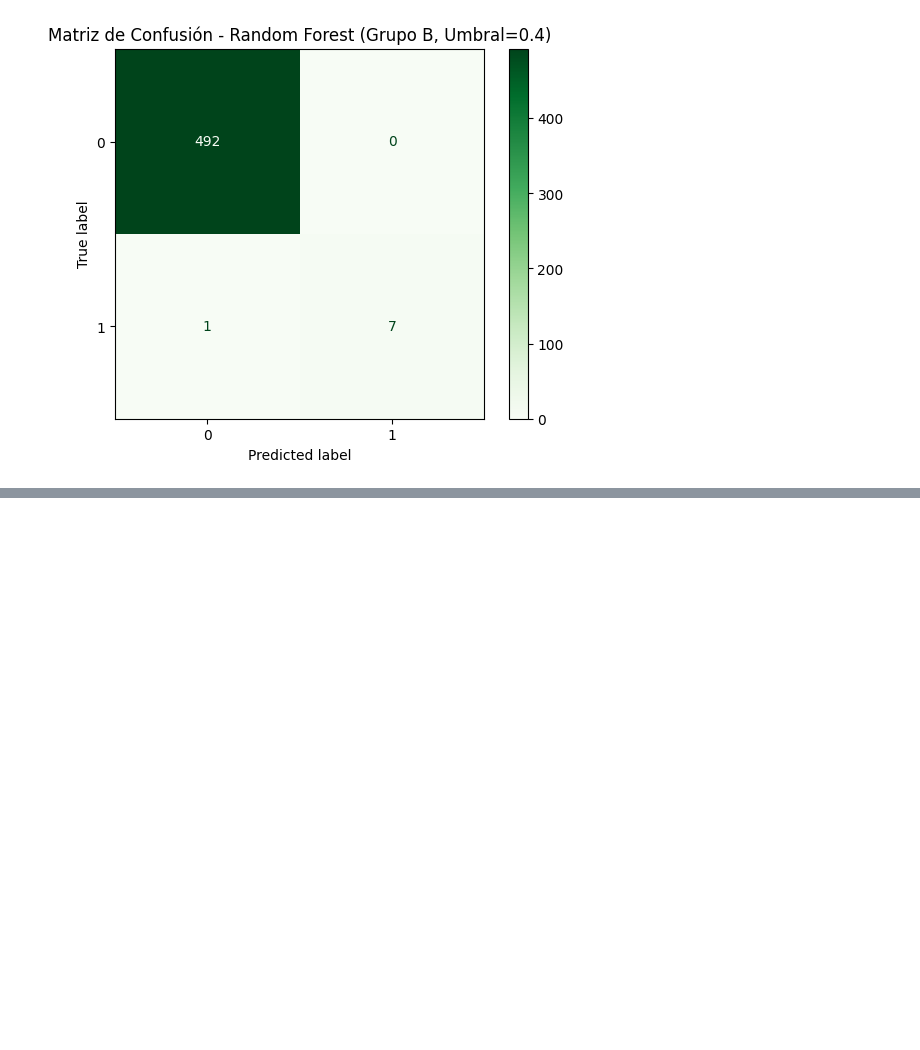
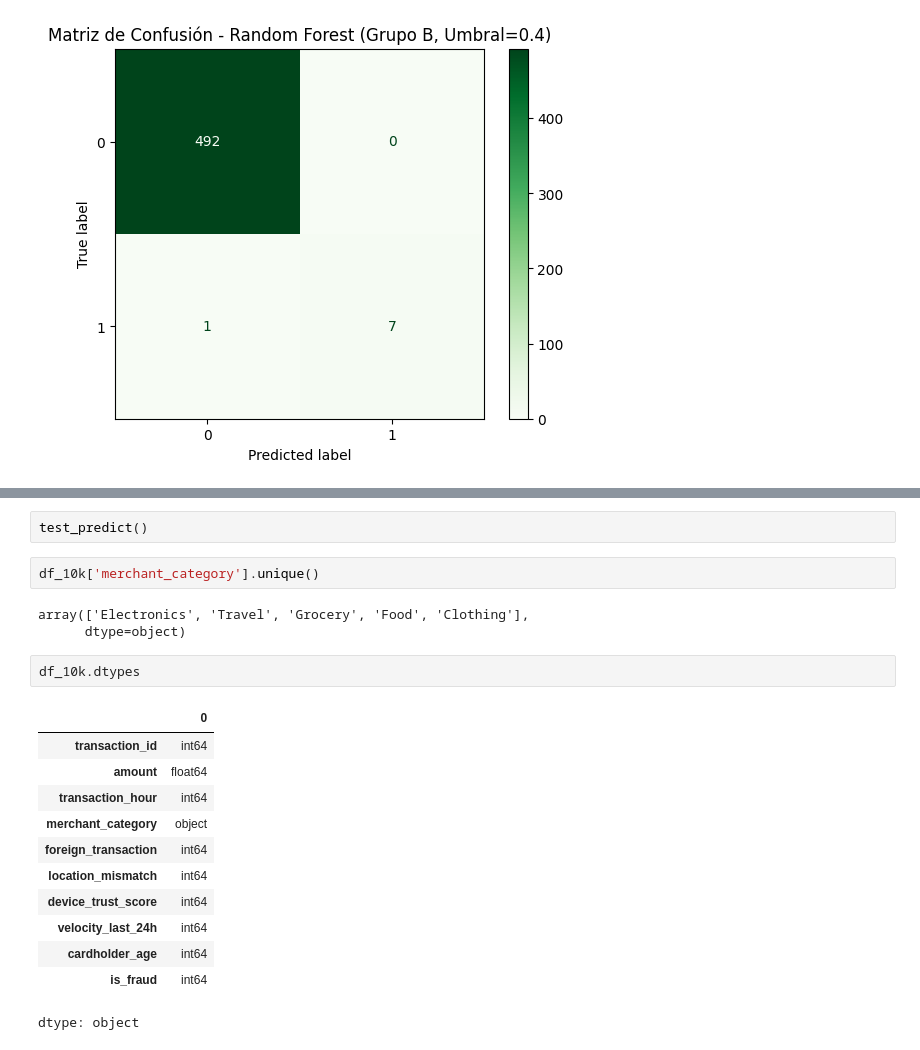
Before and after one commit to al07123700/Actividad-6---Prediccion-de-riesgo-de-fraude, a Jupyter notebook: Actividad_6_Yasmin_Mtz_P.ipynb, the cells around one changed output, grey strips where cells are left out. Cells and saved outputs as stored; diff of their text form; blank space fills up the shorter version.

```diff
--- a/Actividad_6_Yasmin_Mtz_P.ipynb
+++ b/Actividad_6_Yasmin_Mtz_P.ipynb
@@ -465,0 +615,22 @@ weighted avg       1.00      1.00      1.00       500
+# %%
+test_predict()
+# %%
+df_10k['merchant_category'].unique()
+# %% [output]
+array(['Electronics', 'Travel', 'Grocery', 'Food', 'Clothing'],
+      dtype=object)
+# %%
+df_10k.dtypes
+# %% [output]
+|  | 0 |
+| transaction_id | int64 |
+| amount | float64 |
+| transaction_hour | int64 |
+| merchant_category | object |
+| foreign_transaction | int64 |
+| location_mismatch | int64 |
+| device_trust_score | int64 |
+| velocity_last_24h | int64 |
+| cardholder_age | int64 |
+| is_fraud | int64 |
+dtype: object
```
Also changed, not shown: parts of 7 cells of this notebook.
